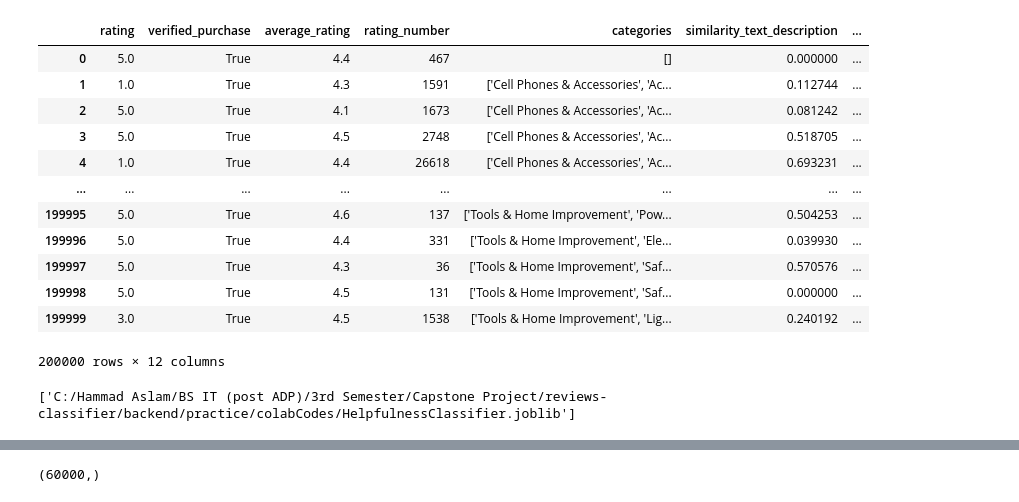
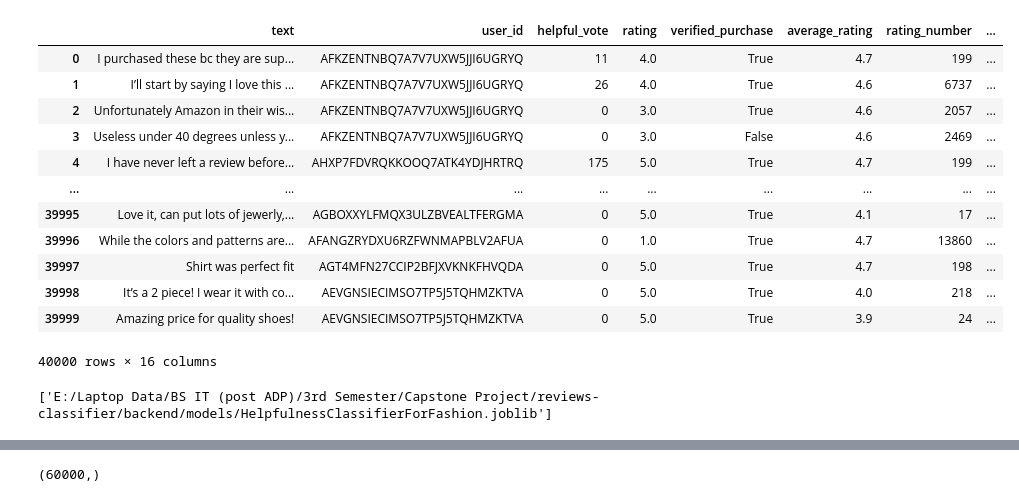
Before and after one commit to hammadaslam1/reviews-classifier, a Jupyter notebook: backend/practice/colabCodes/helpfulness_classification.ipynb, the cells around one changed output, grey strips where cells are left out. Cells and saved outputs as stored; diff of their text form; code cells hidden in the pictures.

```diff
--- a/backend/practice/colabCodes/helpfulness_classification.ipynb
+++ b/backend/practice/colabCodes/helpfulness_classification.ipynb
@@ -3,7 +3,7 @@ import pandas as pd
 import csv
 import json
 # %%
-path = 'C:/Hammad Aslam/BS IT (post ADP)/3rd Semester/Capstone Project/reviews-classifier/backend/trainedData'
+path = 'D:/Laptop Data/BS IT (post ADP)/3rd Semester/Capstone Project/reviews-classifier/backend/trainedData'
 file_path_1 = path+'/cellPhonesAndAccessories.csv'
 file_path_2 = path+'/clothingShoesAndJewelry.csv'
 file_path_3 = path+'/electronics.csv'
@@ -53,0 +52,19 @@ test
+# %%
+predictor_columns = [
+    "text",
+    "user_id",
+    "helpful_vote",
+    "rating",
+    "verified_purchase",
+    "average_rating",
+    "rating_number",
+    "similarity_text_description",
+    "similarity_text_features",
+    "similarity_text_categories",
+    "sentiment_scores",
+    "review_length",
+    "reviews_count",
+    "avg_review_length",
+    "avg_rating",
+    "avg_helpful_votes",
+]
@@ -54,36 +81,32 @@ test
 # %%
 # Define the columns that can be used for prediction
-predictor_columns = [
-    'rating', 'verified_purchase', 'average_rating',
-    'rating_number', 'categories','similarity_text_description','similarity_text_features','similarity_text_categories','review_length', 'reviews_count',
-       'avg_review_length', 'avg_rating'
-]
+
 #predictor_columns = [
 #    'rating', 'verified_purchase', 'main_category', 'average_rating',
 #    'rating_number', 'categories','similarity_text_description','similarity_text_features','similarity_text_categories'
 #]
 # Extract the predictor columns from the DataFrame
 #X = merged_df[predictor_columns]
-X = merged_df.dropna(subset=['similarity_text_description']).copy()[predictor_columns]
+X = merged_df2.dropna(subset=['similarity_text_description']).copy()[predictor_columns]
 
 # Target variable for prediction
 #y=merged_df['y']
-y = merged_df.dropna(subset=['similarity_text_description']).copy()['y']
+y = merged_df2.dropna(subset=['similarity_text_description']).copy()['y']
 X
 # %% [output]
-|  | rating | verified_purchase | average_rating | rating_number | categories | similarity_text_description | ... |
-| 0 | 5.0 | True | 4.4 | 467 | [] | 0.000000 | ... |
-| 1 | 1.0 | True | 4.3 | 1591 | ['Cell Phones & Accessories', 'Ac... | 0.112744 | ... |
-| 2 | 5.0 | True | 4.1 | 1673 | ['Cell Phones & Accessories', 'Ac... | 0.081242 | ... |
-| 3 | 5.0 | True | 4.5 | 2748 | ['Cell Phones & Accessories', 'Ac... | 0.518705 | ... |
-| 4 | 1.0 | True | 4.4 | 26618 | ['Cell Phones & Accessories', 'Ac... | 0.693231 | ... |
-| ... | ... | ... | ... | ... | ... | ... | ... |
-| 199995 | 5.0 | True | 4.6 | 137 | ['Tools & Home Improvement', 'Pow... | 0.504253 | ... |
-| 199996 | 5.0 | True | 4.4 | 331 | ['Tools & Home Improvement', 'Ele... | 0.039930 | ... |
-| 199997 | 5.0 | True | 4.3 | 36 | ['Tools & Home Improvement', 'Saf... | 0.570576 | ... |
-| 199998 | 5.0 | True | 4.5 | 131 | ['Tools & Home Improvement', 'Saf... | 0.000000 | ... |
-| 199999 | 3.0 | True | 4.5 | 1538 | ['Tools & Home Improvement', 'Lig... | 0.240192 | ... |
+|  | text | user_id | helpful_vote | rating | verified_purchase | average_rating | rating_number | ... |
+| 0 | I purchased these bc they are sup... | AFKZENTNBQ7A7V7UXW5JJI6UGRYQ | 11 | 4.0 | True | 4.7 | 199 | ... |
+| 1 | I’ll start by saying I love this ... | AFKZENTNBQ7A7V7UXW5JJI6UGRYQ | 26 | 4.0 | True | 4.6 | 6737 | ... |
+| 2 | Unfortunately Amazon in their wis... | AFKZENTNBQ7A7V7UXW5JJI6UGRYQ | 0 | 3.0 | True | 4.6 | 2057 | ... |
+| 3 | Useless under 40 degrees unless y... | AFKZENTNBQ7A7V7UXW5JJI6UGRYQ | 0 | 3.0 | False | 4.6 | 2469 | ... |
+| 4 | I have never left a review before... | AHXP7FDVRQKKOOQ7ATK4YDJHRTRQ | 175 | 5.0 | True | 4.7 | 199 | ... |
+| ... | ... | ... | ... | ... | ... | ... | ... | ... |
+| 39995 | Love it, can put lots of jewerly,... | AGBOXXYLFMQX3ULZBVEALTFERGMA | 0 | 5.0 | True | 4.1 | 17 | ... |
+| 39996 | While the colors and patterns are... | AFANGZRYDXU6RZFWNMAPBLV2AFUA | 0 | 1.0 | True | 4.7 | 13860 | ... |
+| 39997 | Shirt was perfect fit | AGT4MFN27CCIP2BFJXVKNKFHVQDA | 0 | 5.0 | True | 4.7 | 198 | ... |
+| 39998 | It’s a 2 piece! I wear it with co... | AEVGNSIECIMSO7TP5J5TQHMZKTVA | 0 | 5.0 | True | 4.0 | 218 | ... |
+| 39999 | Amazing price for quality shoes! | AEVGNSIECIMSO7TP5J5TQHMZKTVA | 0 | 5.0 | True | 3.9 | 24 | ... |
-200000 rows × 12 columns
+40000 rows × 16 columns
 # %%
 from sklearn.model_selection import train_test_split
 from sklearn.ensemble import RandomForestClassifier
@@ -92,12 +115,19 @@ import numpy as np
 from joblib import dump, load
 
 # One-hot encode categorical variables
-#X_encoded = pd.get_dummies(X, columns=['main_category'])
-X_encoded=X
-X_encoded = X_encoded.select_dtypes(exclude=['object'])
+# X_encoded = pd.get_dummies(X, columns=['main_category'])
+X_encoded = X
+X_encoded = X_encoded.drop(
+    columns=[
+        "text",
+        "user_id",
+    ]
+)
 
 # Split the data into training and testing sets
-X_train, X_test, y_train, y_test = train_test_split(X_encoded, y, test_size=0.3, random_state=42)
+X_train, X_test, y_train, y_test = train_test_split(
+    X_encoded, y, test_size=0.3, random_state=42
+)
 
 
 # Initialize the model
@@ -106,8 +136,11 @@ model = RandomForestClassifier()
 # Train the model on the training data
 model.fit(X_train, y_train)
 # Save the model
-dump(model, 'C:/Hammad Aslam/BS IT (post ADP)/3rd Semester/Capstone Project/reviews-classifier/backend/practice/colabCodes/HelpfulnessClassifier.joblib')
+dump(
+    model,
+    "E:/Laptop Data/BS IT (post ADP)/3rd Semester/Capstone Project/reviews-classifier/backend/models/HelpfulnessClassifierForFashion.joblib",
+)
 # %% [output]
-['C:/Hammad Aslam/BS IT (post ADP)/3rd Semester/Capstone Project/reviews-classifier/backend/practice/colabCodes/HelpfulnessClassifier.joblib']
+['E:/Laptop Data/BS IT (post ADP)/3rd Semester/Capstone Project/reviews-classifier/backend/models/HelpfulnessClassifierForFashion.joblib']
 # %%
 # Load the model
```
Also changed, not shown: parts of 11 cells of this notebook, 6 other files.
